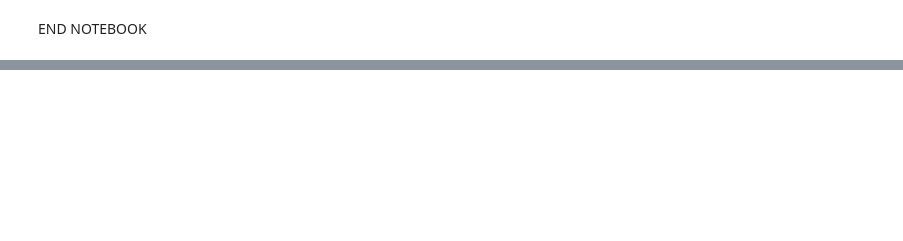
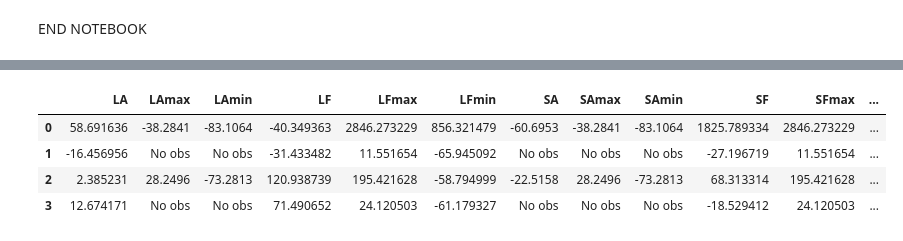
Before and after one commit to DayTimeChunks/LeachingSimulations, a Jupyter notebook: Metalaxyl Crop Soil 4 Events.ipynb, the cells around one changed output, grey strips where cells are left out. Drawn from its saved outputs; the diff is of its cells as text; code cells hidden in the pictures; blank space fills up the shorter version.

```diff
--- a/Metalaxyl Crop Soil 4 Events.ipynb
+++ b/Metalaxyl Crop Soil 4 Events.ipynb
@@ -627,0 +983,8 @@ END NOTEBOOK
+# %%
+pd.DataFrame.from_dict(output_pesti_params[soil_short]['Err2'], orient='columns')
+# %% [output]
+|  | LA | LAmax | LAmin | LF | LFmax | LFmin | SA | SAmax | SAmin | SF | SFmax | ... |
+| 0 | 58.691636 | -38.2841 | -83.1064 | -40.349363 | 2846.273229 | 856.321479 | -60.6953 | -38.2841 | -83.1064 | 1825.789334 | 2846.273229 | ... |
+| 1 | -16.456956 | No obs | No obs | -31.433482 | 11.551654 | -65.945092 | No obs | No obs | No obs | -27.196719 | 11.551654 | ... |
+| 2 | 2.385231 | 28.2496 | -73.2813 | 120.938739 | 195.421628 | -58.794999 | -22.5158 | 28.2496 | -73.2813 | 68.313314 | 195.421628 | ... |
+| 3 | 12.674171 | No obs | No obs | 71.490652 | 24.120503 | -61.179327 | No obs | No obs | No obs | -18.529412 | 24.120503 | ... |
```
Also changed, not shown: parts of 27 cells of this notebook, 3 other files.
